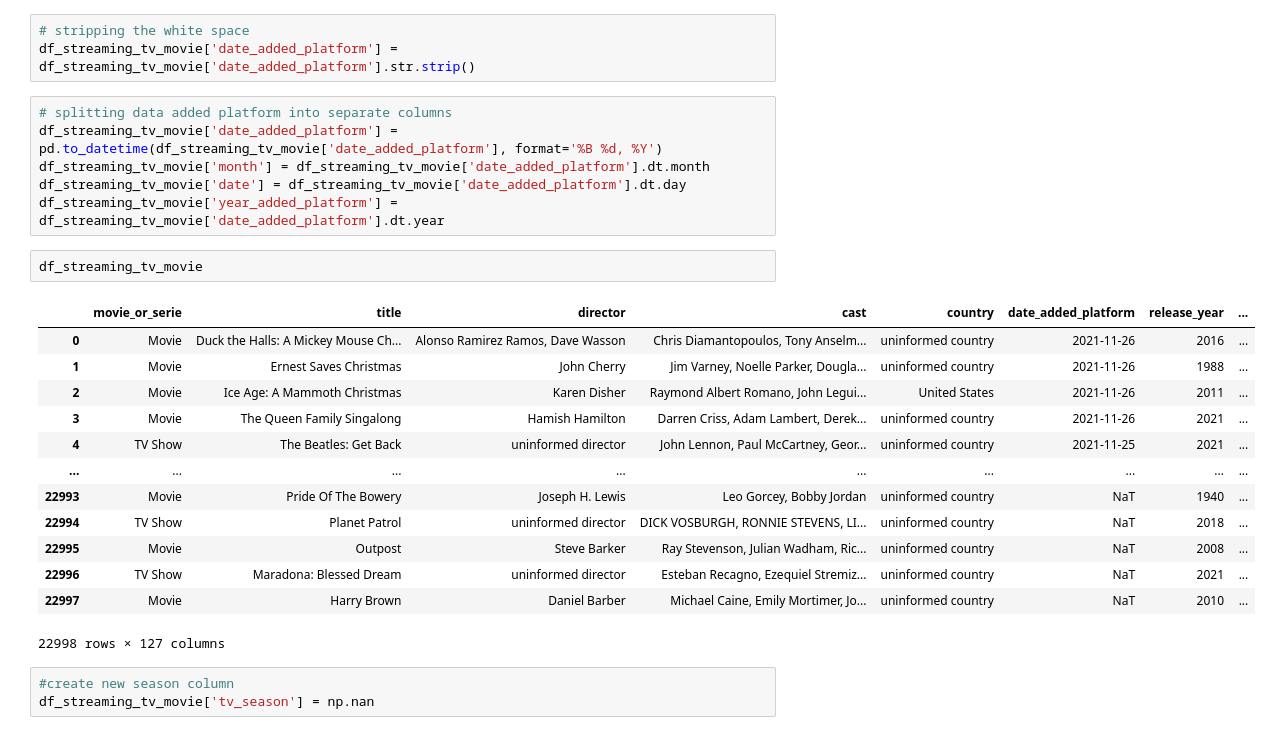
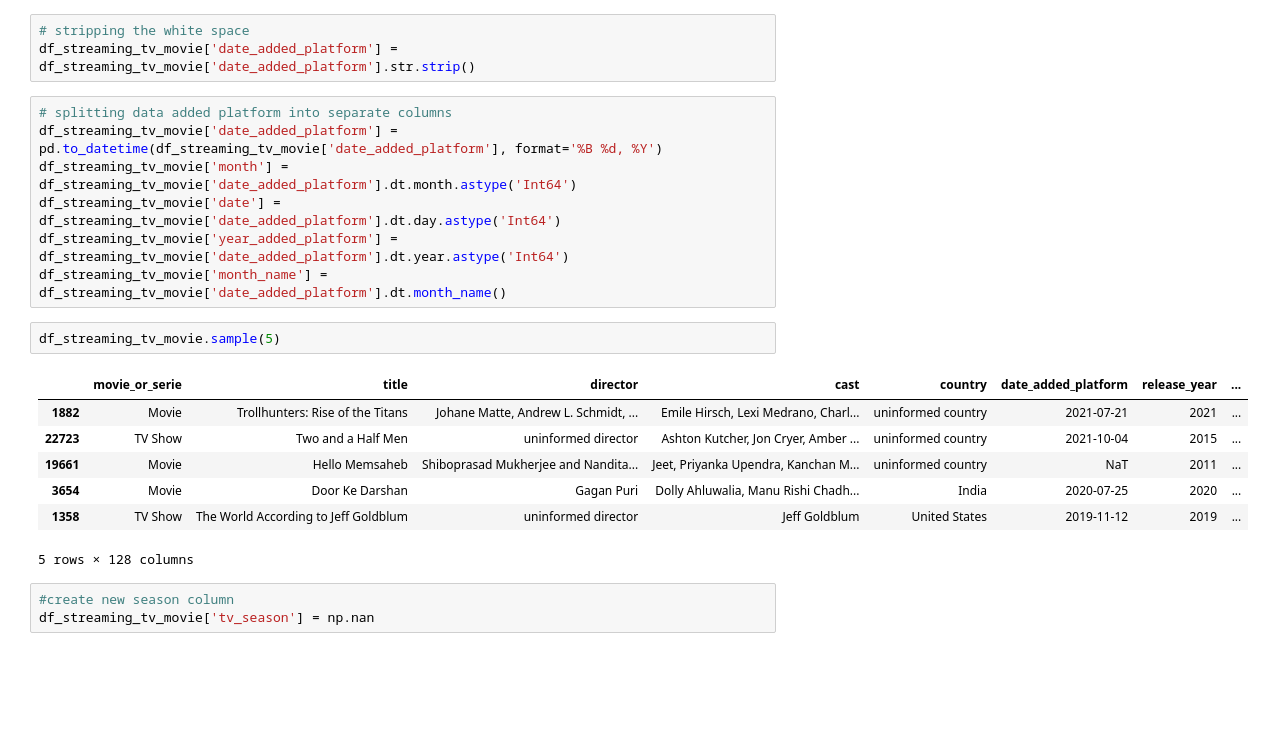
Before and after one commit to keshleem/dx699-summerai-homework2, a Jupyter notebook: OMDS-ModB2-Week2-Martin-Keshia-Lee.ipynb, the cells around one changed output. Cells and saved outputs as stored; diff of their text form; blank space fills up the shorter version.

```diff
--- a/OMDS-ModB2-Week2-Martin-Keshia-Lee.ipynb
+++ b/OMDS-ModB2-Week2-Martin-Keshia-Lee.ipynb
@@ -556,25 +255,20 @@ df_streaming_tv_movie['date_added_platform'] = df_streaming_tv_movie['date_added
 # %%
 # splitting data added platform into separate columns
 df_streaming_tv_movie['date_added_platform'] = pd.to_datetime(df_streaming_tv_movie['date_added_platform'], format='%B %d, %Y')
-df_streaming_tv_movie['month'] = df_streaming_tv_movie['date_added_platform'].dt.month
-df_streaming_tv_movie['date'] = df_streaming_tv_movie['date_added_platform'].dt.day
-df_streaming_tv_movie['year_added_platform'] = df_streaming_tv_movie['date_added_platform'].dt.year
+df_streaming_tv_movie['month'] = df_streaming_tv_movie['date_added_platform'].dt.month.astype('Int64')
+df_streaming_tv_movie['date'] = df_streaming_tv_movie['date_added_platform'].dt.day.astype('Int64')
+df_streaming_tv_movie['year_added_platform'] = df_streaming_tv_movie['date_added_platform'].dt.year.astype('Int64')
+df_streaming_tv_movie['month_name'] = df_streaming_tv_movie['date_added_platform'].dt.month_name()
 # %%
-df_streaming_tv_movie
+df_streaming_tv_movie.sample(5)
 # %% [output]
 |  | movie_or_serie | title | director | cast | country | date_added_platform | release_year | ... |
-| 0 | Movie | Duck the Halls: A Mickey Mouse Ch... | Alonso Ramirez Ramos, Dave Wasson | Chris Diamantopoulos, Tony Anselm... | uninformed country | 2021-11-26 | 2016 | ... |
-| 1 | Movie | Ernest Saves Christmas | John Cherry | Jim Varney, Noelle Parker, Dougla... | uninformed country | 2021-11-26 | 1988 | ... |
-| 2 | Movie | Ice Age: A Mammoth Christmas | Karen Disher | Raymond Albert Romano, John Legui... | United States | 2021-11-26 | 2011 | ... |
-| 3 | Movie | The Queen Family Singalong | Hamish Hamilton | Darren Criss, Adam Lambert, Derek... | uninformed country | 2021-11-26 | 2021 | ... |
-| 4 | TV Show | The Beatles: Get Back | uninformed director | John Lennon, Paul McCartney, Geor... | uninformed country | 2021-11-25 | 2021 | ... |
-| ... | ... | ... | ... | ... | ... | ... | ... | ... |
-| 22993 | Movie | Pride Of The Bowery | Joseph H. Lewis | Leo Gorcey, Bobby Jordan | uninformed country | NaT | 1940 | ... |
-| 22994 | TV Show | Planet Patrol | uninformed director | DICK VOSBURGH, RONNIE STEVENS, LI... | uninformed country | NaT | 2018 | ... |
-| 22995 | Movie | Outpost | Steve Barker | Ray Stevenson, Julian Wadham, Ric... | uninformed country | NaT | 2008 | ... |
-| 22996 | TV Show | Maradona: Blessed Dream | uninformed director | Esteban Recagno, Ezequiel Stremiz... | uninformed country | NaT | 2021 | ... |
-| 22997 | Movie | Harry Brown | Daniel Barber | Michael Caine, Emily Mortimer, Jo... | uninformed country | NaT | 2010 | ... |
+| 1882 | Movie | Trollhunters: Rise of the Titans | Johane Matte, Andrew L. Schmidt, ... | Emile Hirsch, Lexi Medrano, Charl... | uninformed country | 2021-07-21 | 2021 | ... |
+| 22723 | TV Show | Two and a Half Men | uninformed director | Ashton Kutcher, Jon Cryer, Amber ... | uninformed country | 2021-10-04 | 2015 | ... |
+| 19661 | Movie | Hello Memsaheb | Shiboprasad Mukherjee and Nandita... | Jeet, Priyanka Upendra, Kanchan M... | uninformed country | NaT | 2011 | ... |
+| 3654 | Movie | Door Ke Darshan | Gagan Puri | Dolly Ahluwalia, Manu Rishi Chadh... | India | 2020-07-25 | 2020 | ... |
+| 1358 | TV Show | The World According to Jeff Goldblum | uninformed director | Jeff Goldblum | United States | 2019-11-12 | 2019 | ... |
-22998 rows × 127 columns
+5 rows × 128 columns
 # %%
 #create new season column
 df_streaming_tv_movie['tv_season'] = np.nan
```
Also changed, not shown: parts of 37 cells of this notebook, 1 other file.
